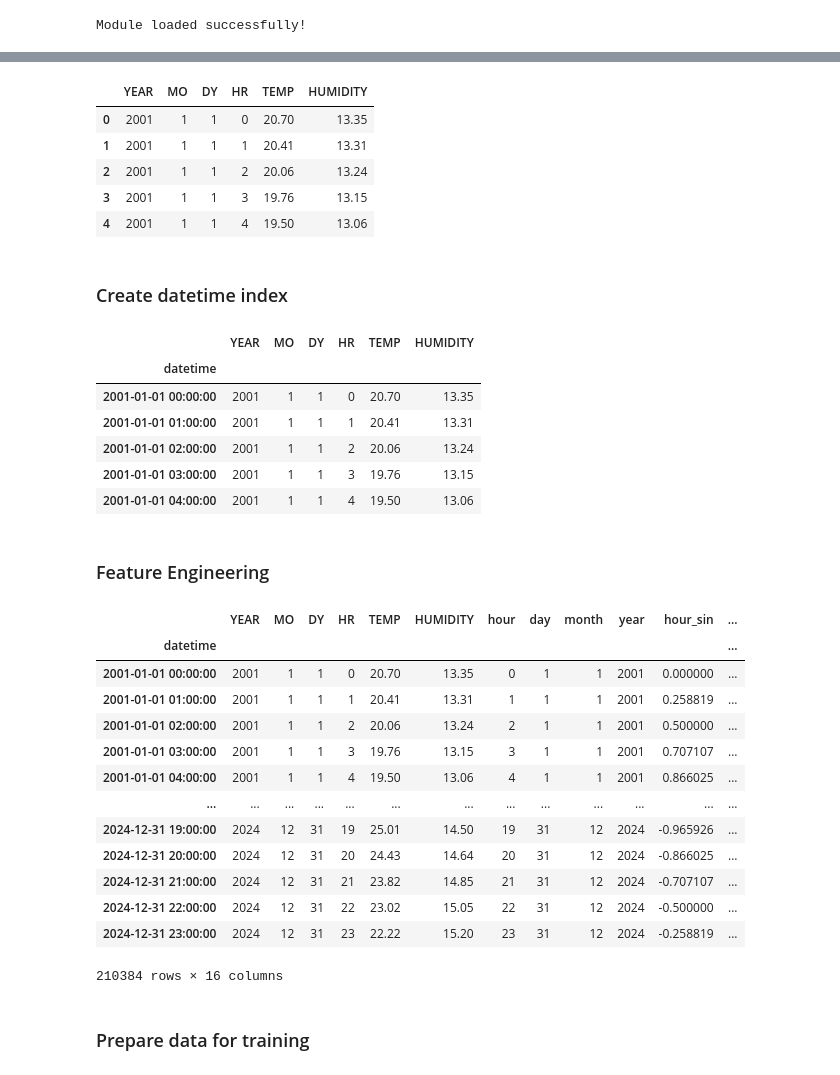
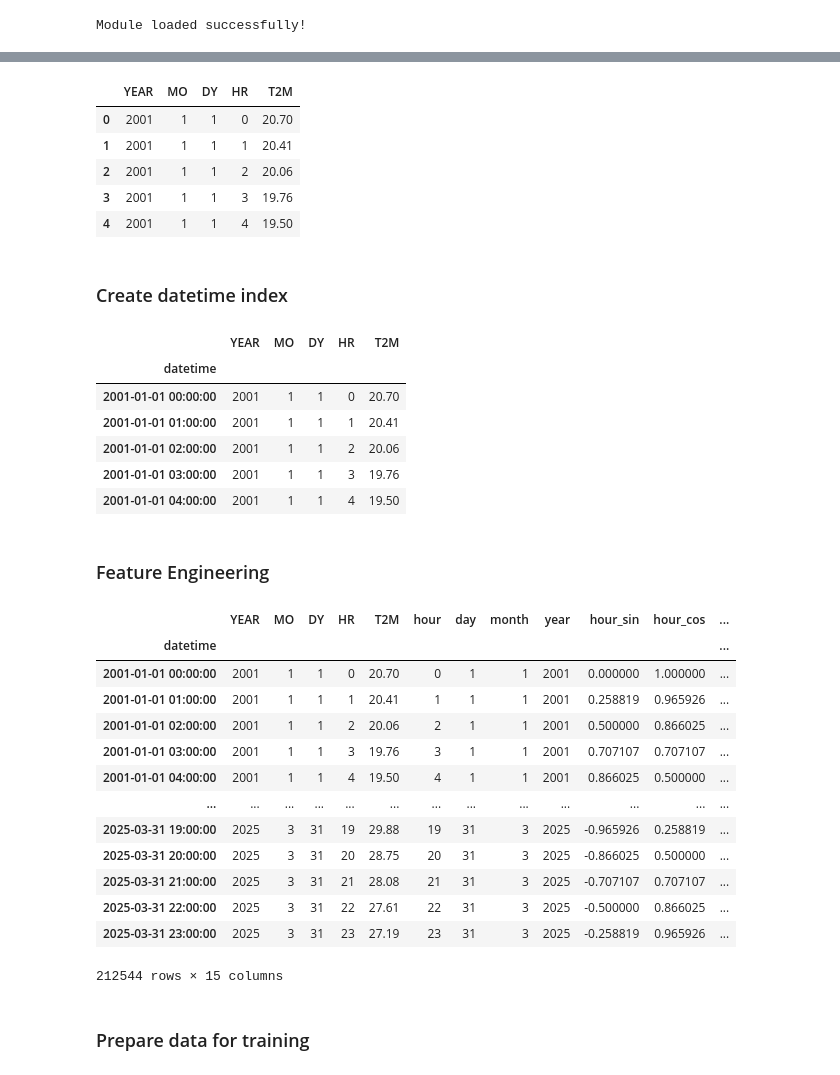
Before and after one commit to adisayanbose/final_year_project, a Jupyter notebook: model.ipynb, the cells around one changed output, grey strips where cells are left out. Drawn from its saved outputs; the diff is of its cells as text; code cells hidden in the pictures.

Commit message:
changed for april month

```diff
--- a/model.ipynb
+++ b/model.ipynb
@@ -31,13 +32,13 @@ from datetime import datetime, timedelta
 # %%
-df = pd.read_csv(r"D:\final_year_project\train.csv")
+df = pd.read_csv(r"/Users/adisayanbose/Developer/final_year_project/train.csv")
 df.head()
 # %% [output]
-|  | YEAR | MO | DY | HR | TEMP | HUMIDITY |
-| 0 | 2001 | 1 | 1 | 0 | 20.70 | 13.35 |
-| 1 | 2001 | 1 | 1 | 1 | 20.41 | 13.31 |
-| 2 | 2001 | 1 | 1 | 2 | 20.06 | 13.24 |
-| 3 | 2001 | 1 | 1 | 3 | 19.76 | 13.15 |
-| 4 | 2001 | 1 | 1 | 4 | 19.50 | 13.06 |
+|  | YEAR | MO | DY | HR | T2M |
+| 0 | 2001 | 1 | 1 | 0 | 20.70 |
+| 1 | 2001 | 1 | 1 | 1 | 20.41 |
+| 2 | 2001 | 1 | 1 | 2 | 20.06 |
+| 3 | 2001 | 1 | 1 | 3 | 19.76 |
+| 4 | 2001 | 1 | 1 | 4 | 19.50 |
 # %% [markdown]
 ### Create datetime index
 # %%
@@ -51,13 +52,13 @@ df['datetime'] = pd.to_datetime(df[['YEAR', 'MO', 'DY', 'HR']].assign(
 df = df.set_index('datetime')
 df.head()
 # %% [output]
-|  | YEAR | MO | DY | HR | TEMP | HUMIDITY |
-| datetime |  |  |  |  |  |  |
-| 2001-01-01 00:00:00 | 2001 | 1 | 1 | 0 | 20.70 | 13.35 |
-| 2001-01-01 01:00:00 | 2001 | 1 | 1 | 1 | 20.41 | 13.31 |
-| 2001-01-01 02:00:00 | 2001 | 1 | 1 | 2 | 20.06 | 13.24 |
-| 2001-01-01 03:00:00 | 2001 | 1 | 1 | 3 | 19.76 | 13.15 |
-| 2001-01-01 04:00:00 | 2001 | 1 | 1 | 4 | 19.50 | 13.06 |
+|  | YEAR | MO | DY | HR | T2M |
+| datetime |  |  |  |  |  |
+| 2001-01-01 00:00:00 | 2001 | 1 | 1 | 0 | 20.70 |
+| 2001-01-01 01:00:00 | 2001 | 1 | 1 | 1 | 20.41 |
+| 2001-01-01 02:00:00 | 2001 | 1 | 1 | 2 | 20.06 |
+| 2001-01-01 03:00:00 | 2001 | 1 | 1 | 3 | 19.76 |
+| 2001-01-01 04:00:00 | 2001 | 1 | 1 | 4 | 19.50 |
 # %% [markdown]
 ### Feature Engineering
 # %%
@@ -73,20 +74,20 @@ df['month_sin'] = np.sin(2 * np.pi * df['month']/12)
 df['month_cos'] = np.cos(2 * np.pi * df['month']/12)
 df
 # %% [output]
-|  | YEAR | MO | DY | HR | TEMP | HUMIDITY | hour | day | month | year | hour_sin | ... |
+|  | YEAR | MO | DY | HR | T2M | hour | day | month | year | hour_sin | hour_cos | ... |
 | datetime |  |  |  |  |  |  |  |  |  |  |  | ... |
-| 2001-01-01 00:00:00 | 2001 | 1 | 1 | 0 | 20.70 | 13.35 | 0 | 1 | 1 | 2001 | 0.000000 | ... |
-| 2001-01-01 01:00:00 | 2001 | 1 | 1 | 1 | 20.41 | 13.31 | 1 | 1 | 1 | 2001 | 0.258819 | ... |
-| 2001-01-01 02:00:00 | 2001 | 1 | 1 | 2 | 20.06 | 13.24 | 2 | 1 | 1 | 2001 | 0.500000 | ... |
-| 2001-01-01 03:00:00 | 2001 | 1 | 1 | 3 | 19.76 | 13.15 | 3 | 1 | 1 | 2001 | 0.707107 | ... |
-| 2001-01-01 04:00:00 | 2001 | 1 | 1 | 4 | 19.50 | 13.06 | 4 | 1 | 1 | 2001 | 0.866025 | ... |
+| 2001-01-01 00:00:00 | 2001 | 1 | 1 | 0 | 20.70 | 0 | 1 | 1 | 2001 | 0.000000 | 1.000000 | ... |
+| 2001-01-01 01:00:00 | 2001 | 1 | 1 | 1 | 20.41 | 1 | 1 | 1 | 2001 | 0.258819 | 0.965926 | ... |
+| 2001-01-01 02:00:00 | 2001 | 1 | 1 | 2 | 20.06 | 2 | 1 | 1 | 2001 | 0.500000 | 0.866025 | ... |
+| 2001-01-01 03:00:00 | 2001 | 1 | 1 | 3 | 19.76 | 3 | 1 | 1 | 2001 | 0.707107 | 0.707107 | ... |
+| 2001-01-01 04:00:00 | 2001 | 1 | 1 | 4 | 19.50 | 4 | 1 | 1 | 2001 | 0.866025 | 0.500000 | ... |
 | ... | ... | ... | ... | ... | ... | ... | ... | ... | ... | ... | ... | ... |
-| 2024-12-31 19:00:00 | 2024 | 12 | 31 | 19 | 25.01 | 14.50 | 19 | 31 | 12 | 2024 | -0.965926 | ... |
-| 2024-12-31 20:00:00 | 2024 | 12 | 31 | 20 | 24.43 | 14.64 | 20 | 31 | 12 | 2024 | -0.866025 | ... |
-| 2024-12-31 21:00:00 | 2024 | 12 | 31 | 21 | 23.82 | 14.85 | 21 | 31 | 12 | 2024 | -0.707107 | ... |
-| 2024-12-31 22:00:00 | 2024 | 12 | 31 | 22 | 23.02 | 15.05 | 22 | 31 | 12 | 2024 | -0.500000 | ... |
-| 2024-12-31 23:00:00 | 2024 | 12 | 31 | 23 | 22.22 | 15.20 | 23 | 31 | 12 | 2024 | -0.258819 | ... |
+| 2025-03-31 19:00:00 | 2025 | 3 | 31 | 19 | 29.88 | 19 | 31 | 3 | 2025 | -0.965926 | 0.258819 | ... |
+| 2025-03-31 20:00:00 | 2025 | 3 | 31 | 20 | 28.75 | 20 | 31 | 3 | 2025 | -0.866025 | 0.500000 | ... |
+| 2025-03-31 21:00:00 | 2025 | 3 | 31 | 21 | 28.08 | 21 | 31 | 3 | 2025 | -0.707107 | 0.707107 | ... |
+| 2025-03-31 22:00:00 | 2025 | 3 | 31 | 22 | 27.61 | 22 | 31 | 3 | 2025 | -0.500000 | 0.866025 | ... |
+| 2025-03-31 23:00:00 | 2025 | 3 | 31 | 23 | 27.19 | 23 | 31 | 3 | 2025 | -0.258819 | 0.965926 | ... |
-210384 rows × 16 columns
+212544 rows × 15 columns
 # %% [markdown]
 ### Prepare data for training
 # %%
```
Also changed, not shown: parts of 14 cells of this notebook, 11 other files.
